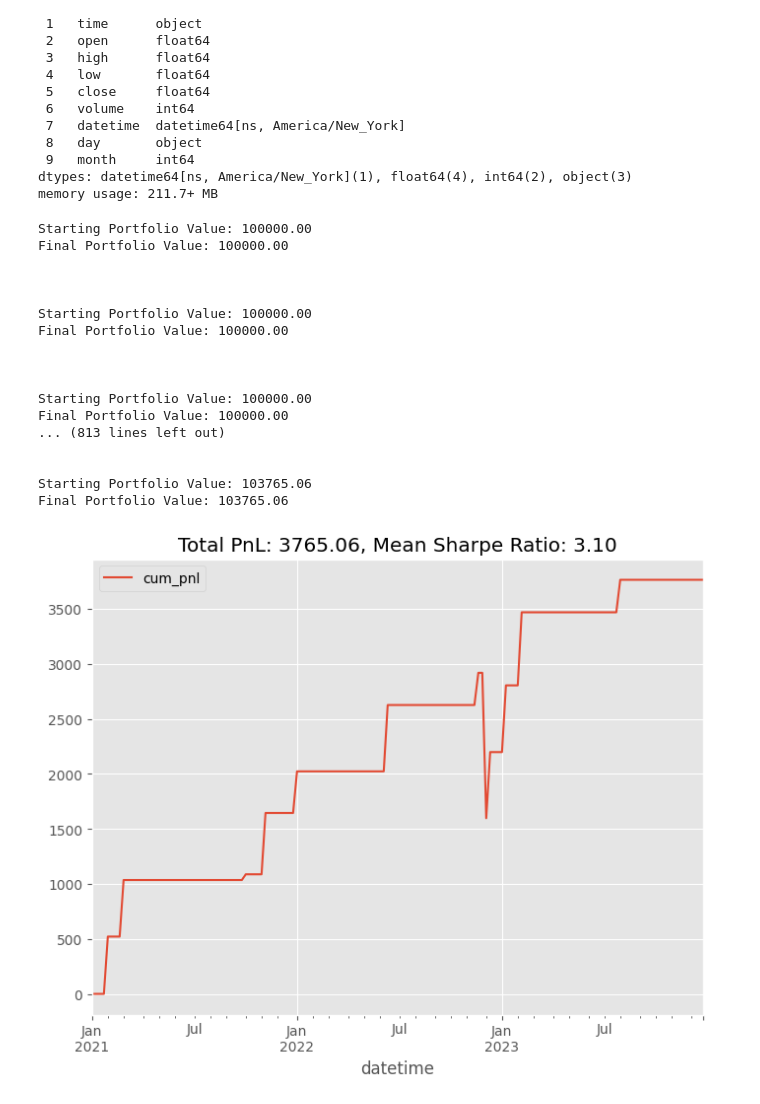
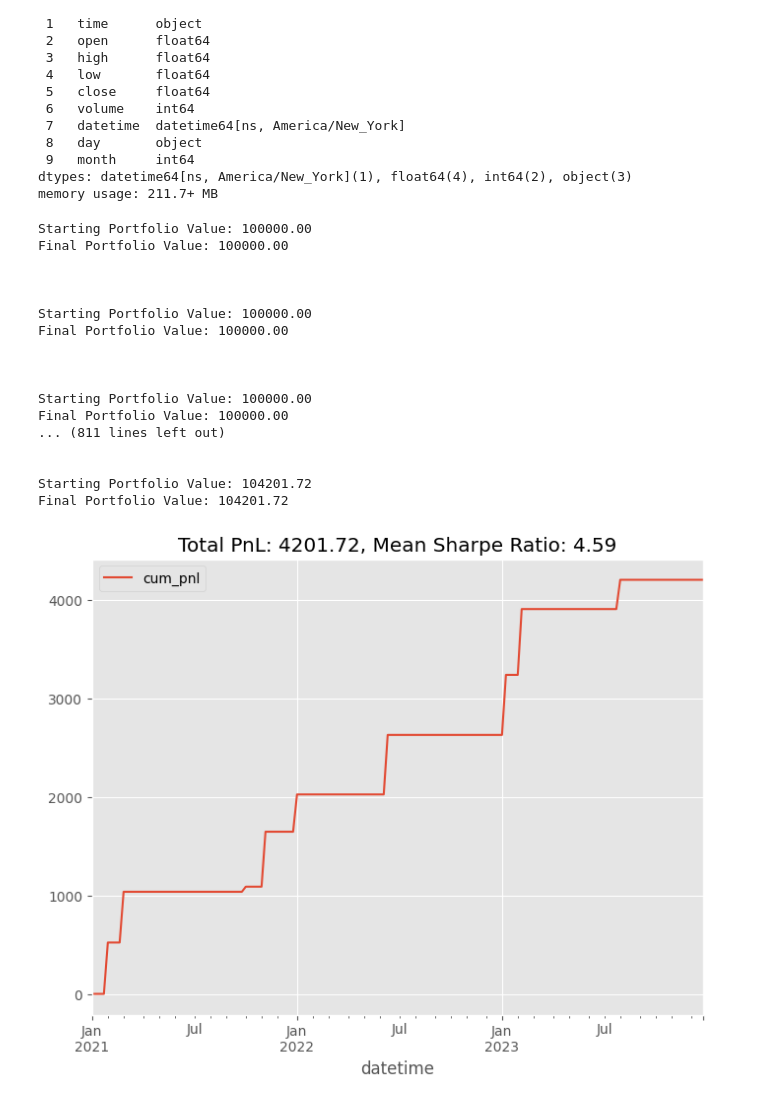
Before and after one commit to daQuincy/Takumi, a Jupyter notebook: 013 - mean_reversion.ipynb, the cells around one changed output. Drawn from its saved outputs; the diff is of its cells as text; code cells hidden in the pictures.

```diff
--- a/013 - mean_reversion.ipynb
+++ b/013 - mean_reversion.ipynb
@@ -35,6 +35,11 @@ df = df_.set_index('datetime', drop=False)
 df = df.loc[df.index.year.isin([2021, 2022, 2023])]
 df = df.loc[df.index.day_of_week == 2]
 # %%
+class CommInfoFractional(bt.CommissionInfo):
+    def getsize(self, price, cash):
+        '''Returns fractional size for cash operation @price'''
+        return self.p.leverage * (cash / price)
+
 class Strategy(bt.Strategy):
     params = (
         ('csv_writer', None),
@@ -122,8 +127,10 @@ class Backtest:
 
             cerebro = bt.Cerebro()
             cerebro.broker.setcash(capital)
-            if set_comm:
-                cerebro.broker.setcommission(commission=0.03, margin=0.07, mult=500)
+            # if set_comm:
+                # cerebro.broker.setcommission(commission=0.001)
+            cerebro.addsizer(bt.sizers.PercentSizer, percents=100)
+            cerebro.broker.addcommissioninfo(CommInfoFractional())
             cerebro.adddata(data)
             cerebro.addstrategy(strategy, buffer=self.buffer, total_len=df_day.shape[0], **kwargs)
 
@@ -233,9 +240,9 @@ class MeanReversionStrategy(Strategy):
         if self.params.entry_time_start <= dt < self.params.entry_time_end:
             if self.z_score[0] < -self.params.z_score_threshold:
                 # Enter a long position
-                if size >= 1:
-                    self.log(f'Long at {self.dataclose[0]:.2f}')
-                    self.buy(size=size)
+                # if size >= 1:
+                self.log(f'Long at {self.dataclose[0]:.2f}')
+                self.buy()
 
         # Check if we have an open position
         if self.position.size > 0:
@@ -245,27 +252,27 @@ class MeanReversionStrategy(Strategy):
                 self.close()  # Close the position
 # %%
 backtest = Backtest(df=df)
-df_result, df_trade = backtest.fit(MeanReversionStrategy, z_score_threshold=3.0, set_comm=False)
+df_result, df_trade = backtest.fit(MeanReversionStrategy, z_score_threshold=3.0)
 res_hold = backtest.evaluate()
 # %% [output]
 Starting Portfolio Value: 100000.00
 Final Portfolio Value: 100000.00
 
 
 
 Starting Portfolio Value: 100000.00
 Final Portfolio Value: 100000.00
 
 
 
 Starting Portfolio Value: 100000.00
 Final Portfolio Value: 100000.00
-... (813 lines left out)
+... (811 lines left out)
 
 
-Starting Portfolio Value: 103765.06
-Final Portfolio Value: 103765.06
+Starting Portfolio Value: 104201.72
+Final Portfolio Value: 104201.72
-[figure, old version]
+[figure, new version]
 # %%
 class MeanReversionStrategy(Strategy):
     params = (
```
Also changed, not shown: parts of 2 cells of this notebook, 2 other files.
